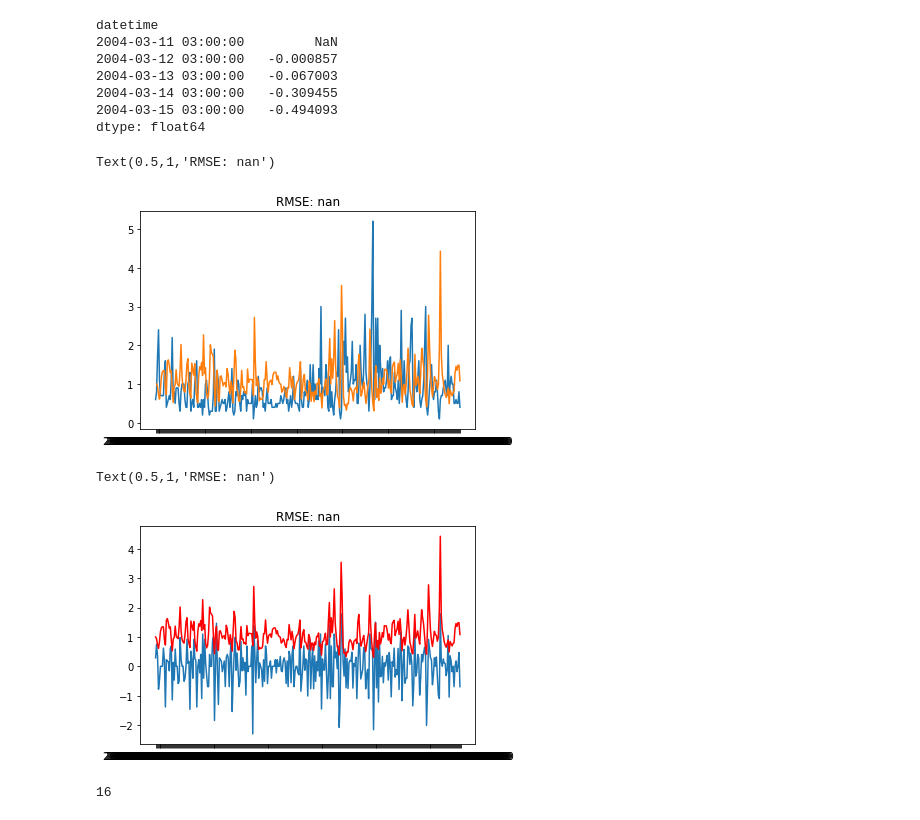
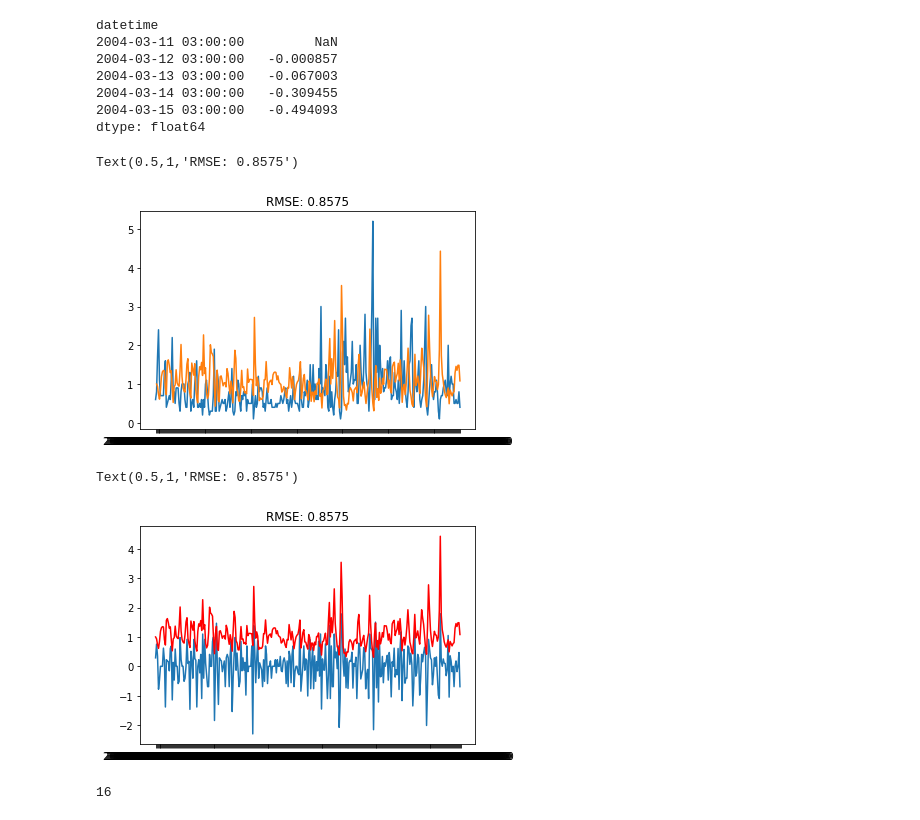
Before and after one commit to Albinamkh21/ds_hw, a Jupyter notebook: hw_ts.ipynb, the cells around one changed output. Cells and saved outputs as stored; diff of their text form; code cells hidden in the pictures.

```diff
--- a/hw_ts.ipynb
+++ b/hw_ts.ipynb
@@ -284,13 +284,12 @@ dtype: float64
 # %%
 predictions_ARIMA = np.exp(predictions_ARIMA_log)
 # %%
-
 plt.plot(ts2)
 plt.plot(predictions_ARIMA)
-plt.title('RMSE: %.4f'% np.sqrt(sum((predictions_ARIMA-ts2.T.squeeze())**2)/len(ts2)))
+plt.title('RMSE: %.4f'% np.sqrt(sum((predictions_ARIMA[1:,]-ts2.iloc[1:,:].T.squeeze())**2)/len(ts2)))
 # %% [output]
-Text(0.5,1,'RMSE: nan')
+Text(0.5,1,'RMSE: 0.8575')
-[figure, old version]
+[figure, new version]
 # %%
 predictions_ARIMA_diff = pd.Series(results_ARIMA.fittedvalues, copy=True)
 predictions_ARIMA_log = pd.Series(ts_log.ix[0], index=ts_log.index)
@@ -298,10 +297,10 @@ predictions_ARIMA_log = predictions_ARIMA_log.add(predictions_ARIMA_diff,fill_va
 predictions_ARIMA = np.exp(predictions_ARIMA_log)
 plt.plot(ts_log_diff)
 plt.plot(predictions_ARIMA, color='red')
-plt.title("RMSE: %.4f" % np.sqrt(sum((predictions_ARIMA-ts2.T.squeeze())**2)/len(ts2)))
+plt.title('RMSE: %.4f'% np.sqrt(sum((predictions_ARIMA[1:,]-ts2.iloc[1:,:].T.squeeze())**2)/len(ts2)))
 # %% [output]
-Text(0.5,1,'RMSE: nan')
+Text(0.5,1,'RMSE: 0.8575')
-[figure, old version]
+[figure, new version]
 # %%
 p = range(0, 4)
 d = (1,)
```
Also changed, not shown: parts of 4 cells of this notebook, 1 other file.
